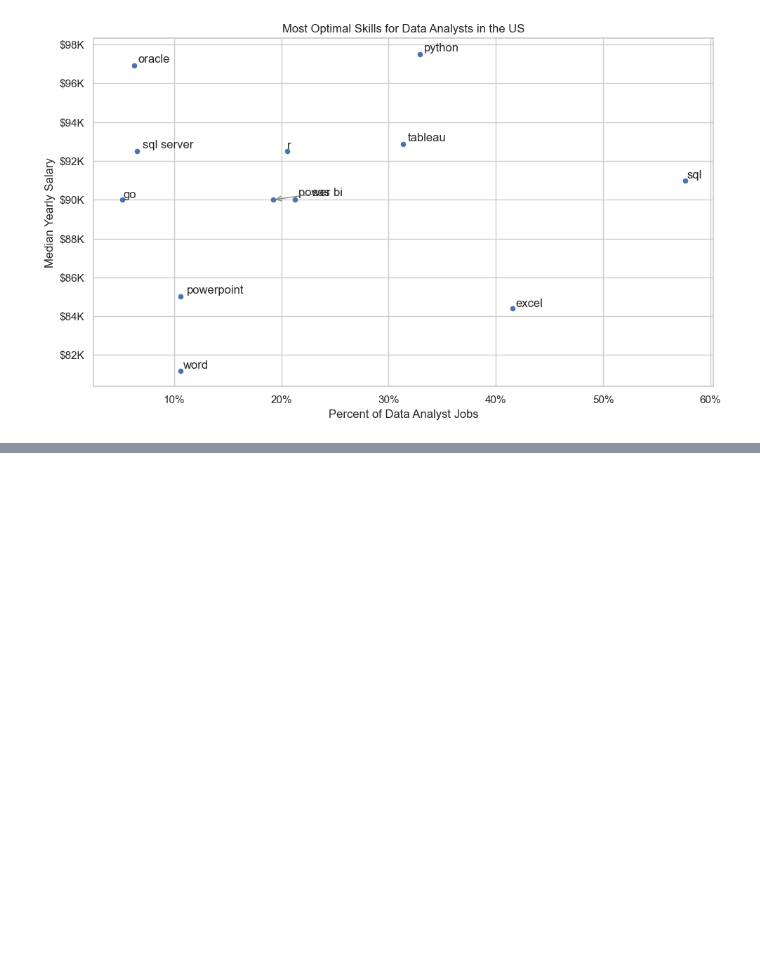
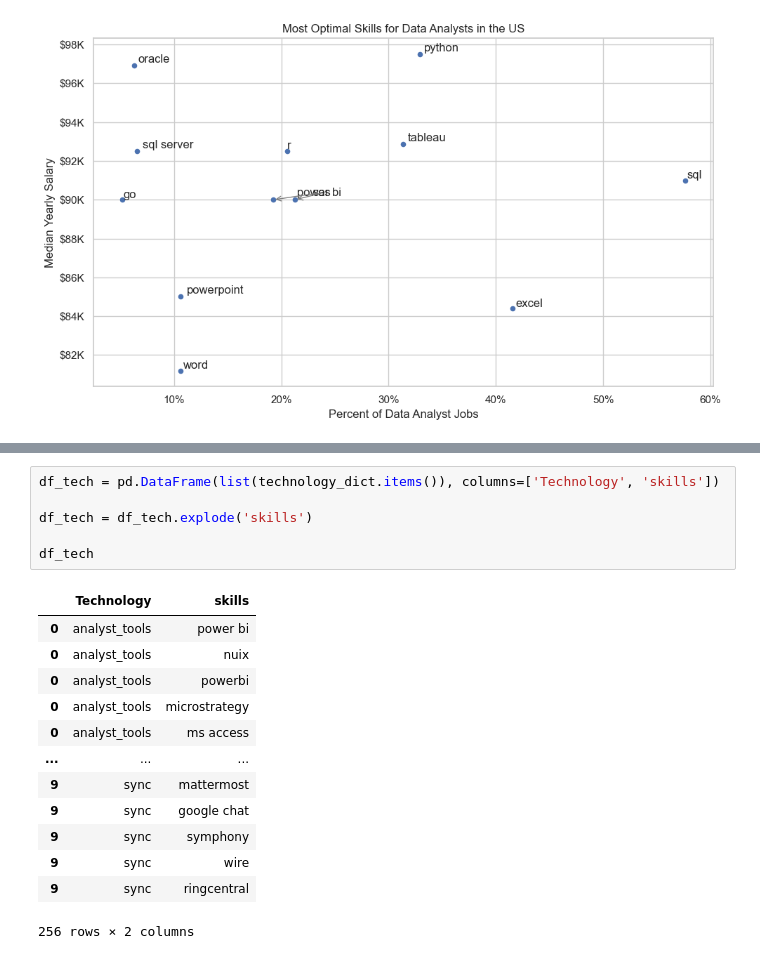
Before and after one commit to Nevar947/PYTHON_DATA_PROJECTS, a Jupyter notebook: 3_Project/5_Optimal_Skills.ipynb, the cells around one changed output, grey strips where cells are left out. Saved outputs shown, nothing was run; the diff lists cells and outputs as text; blank space fills up the shorter version.

```diff
--- a/3_Project/5_Optimal_Skills.ipynb
+++ b/3_Project/5_Optimal_Skills.ipynb
@@ -230,0 +151,20 @@ ValueError: Could not interpret value `technology` for `hue`. An entry with this
+# %%
+df_tech = pd.DataFrame(list(technology_dict.items()), columns=['Technology', 'skills'])
+
+df_tech = df_tech.explode('skills')
+
+df_tech
+# %% [output]
+|  | Technology | skills |
+| 0 | analyst_tools | power bi |
+| 0 | analyst_tools | nuix |
+| 0 | analyst_tools | powerbi |
+| 0 | analyst_tools | microstrategy |
+| 0 | analyst_tools | ms access |
+| ... | ... | ... |
+| 9 | sync | mattermost |
+| 9 | sync | google chat |
+| 9 | sync | symphony |
+| 9 | sync | wire |
+| 9 | sync | ringcentral |
+256 rows × 2 columns
```
Also changed, not shown: parts of 10 cells of this notebook.
